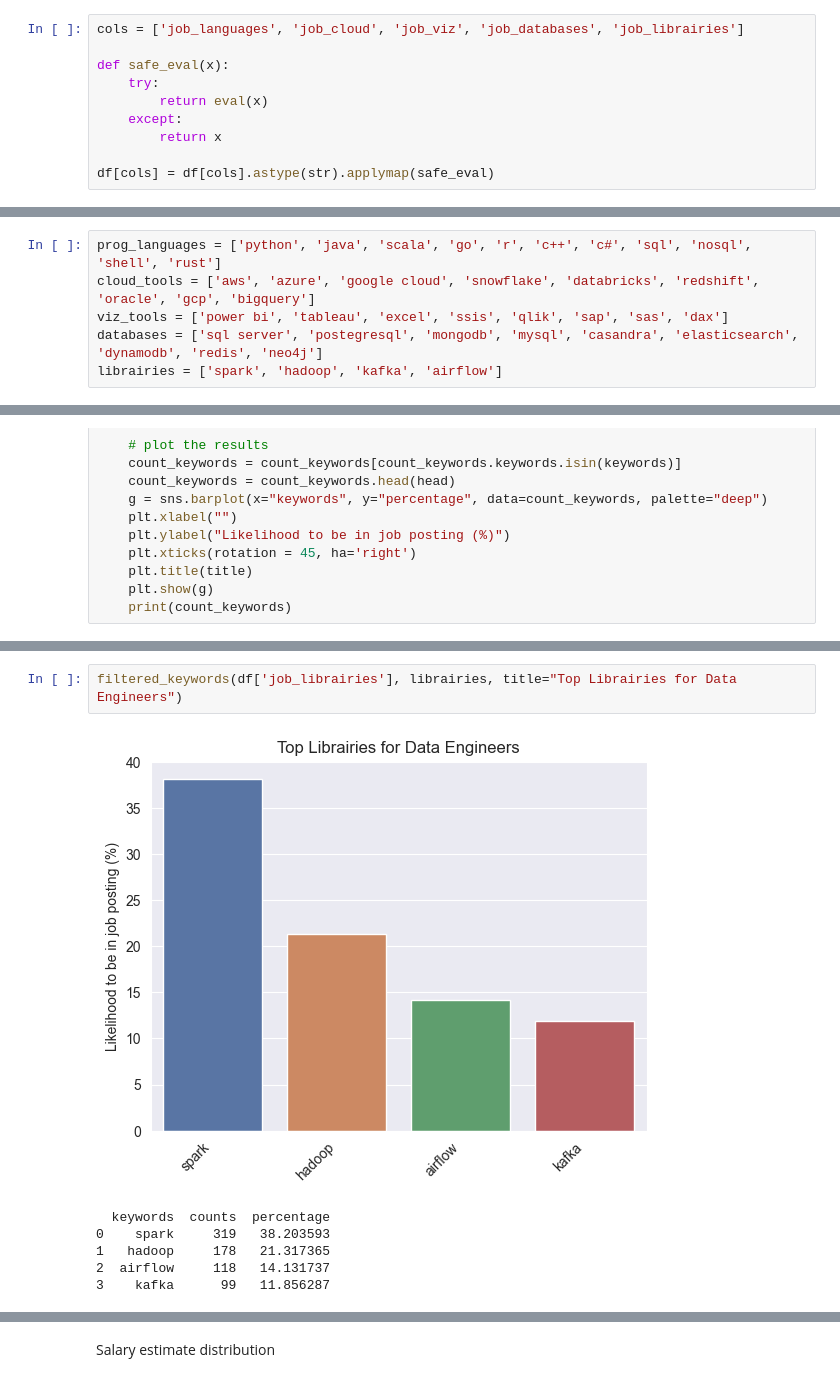
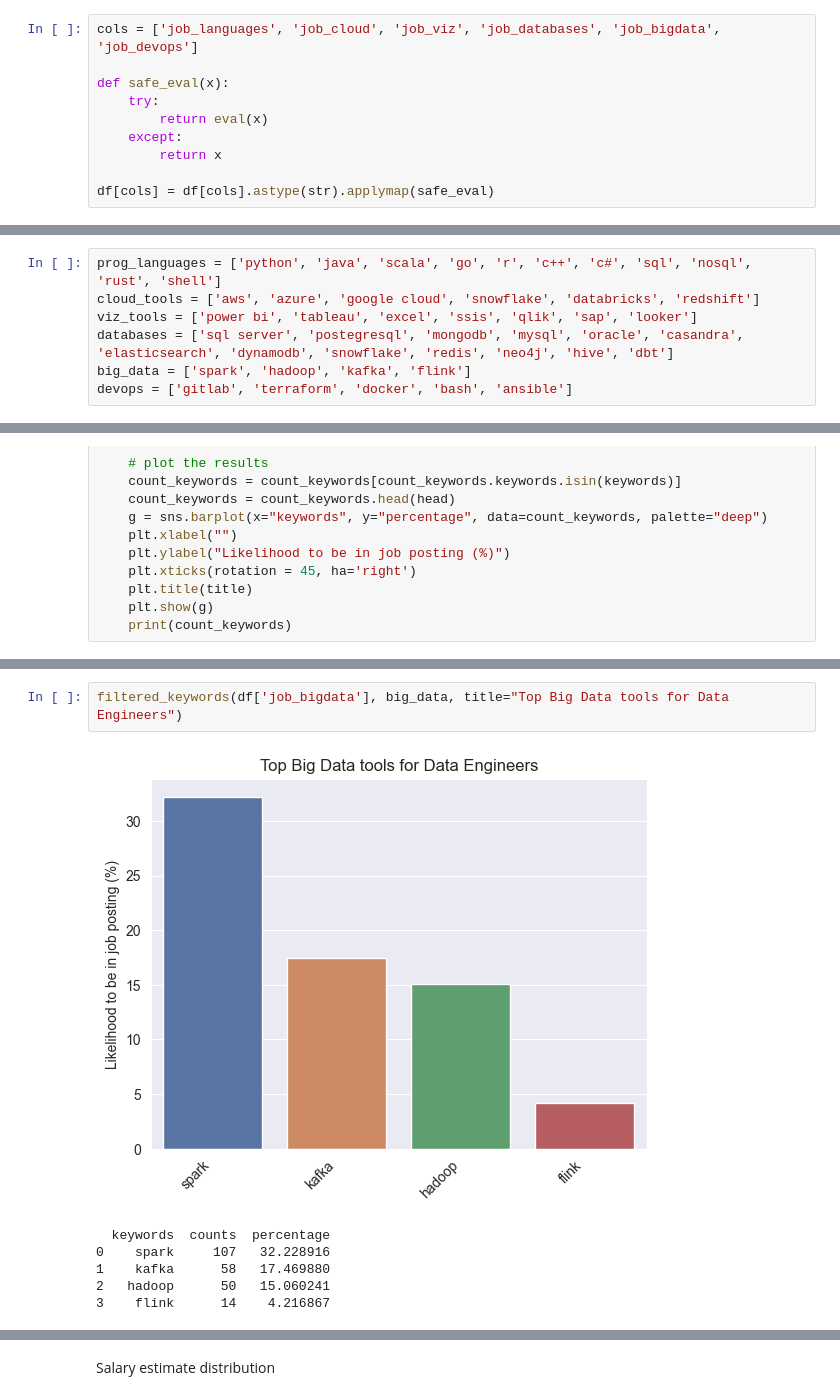
Before and after one commit to Hamagistral/DataEngineers-Glassdoor, a Jupyter notebook: notebooks/data_eda.ipynb, the cells around one changed output, grey strips where cells are left out. Saved outputs shown, nothing was run; the diff lists cells and outputs as text.

```diff
--- a/notebooks/data_eda.ipynb
+++ b/notebooks/data_eda.ipynb
@@ -26,5 +26,5 @@ df.head()
 # %%
-cols = ['job_languages', 'job_cloud', 'job_viz', 'job_databases', 'job_librairies']
+cols = ['job_languages', 'job_cloud', 'job_viz', 'job_databases', 'job_bigdata', 'job_devops']
 
 def safe_eval(x):
     try:
@@ -38,9 +38,10 @@ df[cols] = df[cols].astype(str).applymap(safe_eval)
 # %%
-prog_languages = ['python', 'java', 'scala', 'go', 'r', 'c++', 'c#', 'sql', 'nosql', 'shell', 'rust']
-cloud_tools = ['aws', 'azure', 'google cloud', 'snowflake', 'databricks', 'redshift', 'oracle', 'gcp', 'bigquery']
-viz_tools = ['power bi', 'tableau', 'excel', 'ssis', 'qlik', 'sap', 'sas', 'dax']
-databases = ['sql server', 'postegresql', 'mongodb', 'mysql', 'casandra', 'elasticsearch', 'dynamodb', 'redis', 'neo4j']
-librairies = ['spark', 'hadoop', 'kafka', 'airflow']
+prog_languages = ['python', 'java', 'scala', 'go', 'r', 'c++', 'c#', 'sql', 'nosql', 'rust', 'shell']
+cloud_tools = ['aws', 'azure', 'google cloud', 'snowflake', 'databricks', 'redshift']
+viz_tools = ['power bi', 'tableau', 'excel', 'ssis', 'qlik', 'sap', 'looker']
+databases = ['sql server', 'postegresql', 'mongodb', 'mysql', 'oracle', 'casandra', 'elasticsearch', 'dynamodb', 'snowflake', 'redis', 'neo4j', 'hive', 'dbt']
+big_data = ['spark', 'hadoop', 'kafka', 'flink']
+devops = ['gitlab', 'terraform', 'docker', 'bash', 'ansible']
 # %%
 def filtered_keywords(tools, keywords, title, head=10):
     # get keywords in a column
@@ -113,9 +115,9 @@ filtered_keywords(df['job_viz'], viz_tools, title="Top Visualization Tools for D
 # %%
-filtered_keywords(df['job_librairies'], librairies, title="Top Librairies for Data Engineers")
+filtered_keywords(df['job_bigdata'], big_data, title="Top Big Data tools for Data Engineers")
 # %% [output]
-[figure, old version]
+[figure, new version]
   keywords  counts  percentage
-0    spark     319   38.203593
-1   hadoop     178   21.317365
-2  airflow     118   14.131737
-3    kafka      99   11.856287
+0    spark     107   32.228916
+1    kafka      58   17.469880
+2   hadoop      50   15.060241
+3    flink      14    4.216867
```
Also changed, not shown: parts of 29 cells of this notebook, 23 other files.
